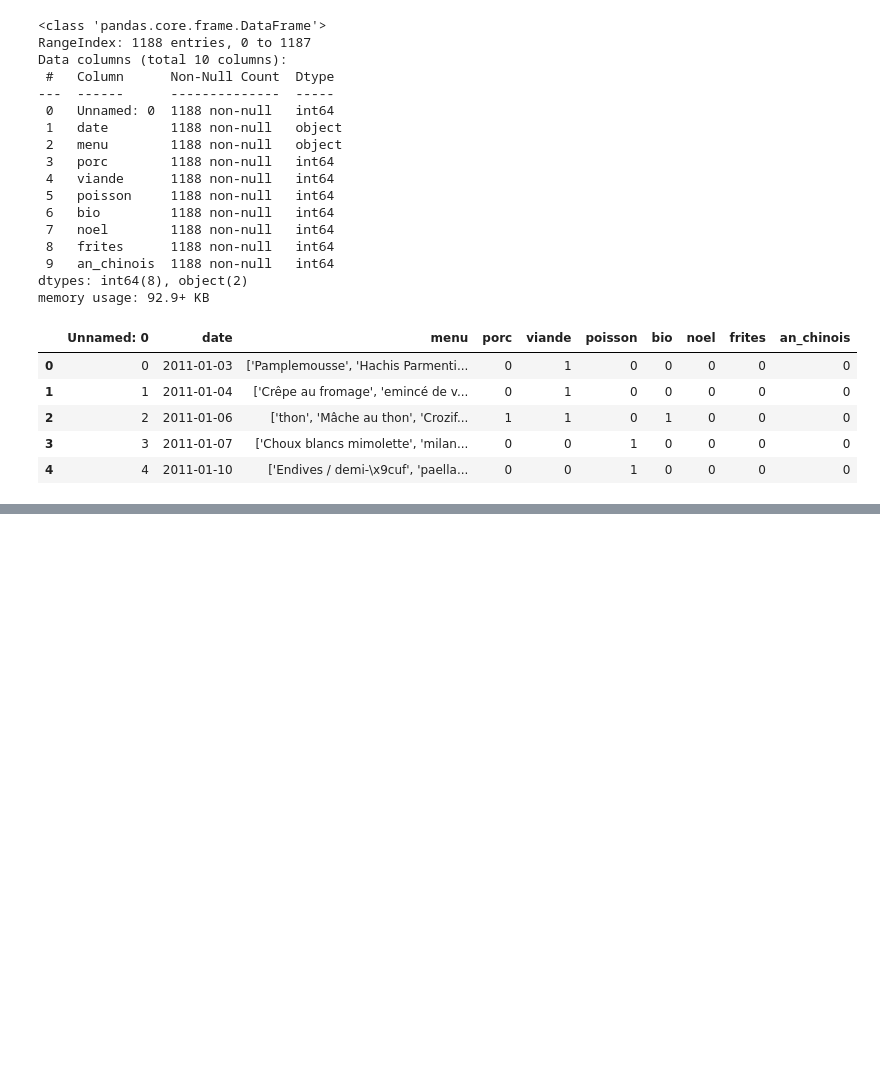
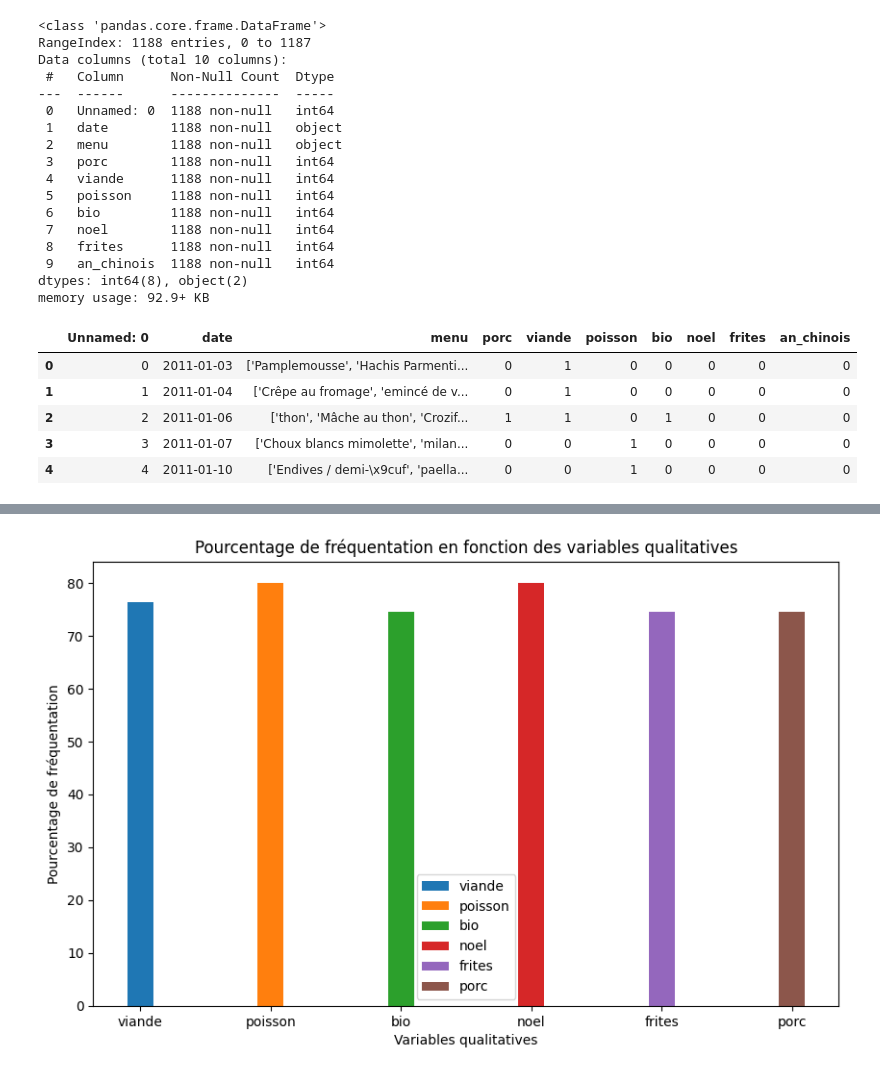
Before and after one commit to Atigou-bah/Projet-Data-Cantine, a Jupyter notebook: Projet sur la fréquentation des cantines scolaires.ipynb, the cells around one changed output, grey strips where cells are left out. Saved outputs shown, nothing was run; the diff lists cells and outputs as text; code cells hidden in the pictures; blank space fills up the shorter version.

```diff
--- a/Projet sur la fréquentation des cantines scolaires.ipynb
+++ b/Projet sur la fréquentation des cantines scolaires.ipynb
@@ -256,0 +316,2 @@ menu.head()
+# %%
+df_final = pd.merge(frequentation,menu, on='date', how= 'outer', indicator=True)
@@ -256,0 +338,4 @@ menu.head()
+# %%
+menu_r_only = df_final[df_final['_merge']=="right_only"].index
+
+df_final.drop(menu_r_only,inplace=True)
@@ -256,0 +352,2 @@ menu.head()
+# %%
+df_final=df_final.drop(['other'], axis=1)
@@ -256,0 +370,34 @@ menu.head()
+# %%
+
+
+
+
+# Calcul du pourcentage de fréquentation pour chaque combinaison de variables qualitatives
+grouped_data = df_final.groupby(['viande', 'poisson', 'bio', 'noel', 'frites', 'porc'])['%Freq'].mean().reset_index(name='pourcentage_frequence')
+
+# Création du graphe à barres
+fig, ax = plt.subplots(figsize=(10, 6))
+bar_width = 0.2
+
+# Variables qualitatives
+variables = ['viande', 'poisson', 'bio', 'noel', 'frites', 'porc']
+
+# Position des barres sur l'axe x
+x_pos = range(len(variables))
+
+# Affichage des barres pour chaque variable
+for i, variable in enumerate(variables):
+    ax.bar(x_pos[i], grouped_data['pourcentage_frequence'][grouped_data[variable] == 1], bar_width, label=variable)
+
+# Personnalisation du graphe
+ax.set_xlabel('Variables qualitatives')
+ax.set_ylabel('Pourcentage de fréquentation')
+ax.set_title('Pourcentage de fréquentation en fonction des variables qualitatives')
+ax.set_xticks(x_pos)
+ax.set_xticklabels(variables)
+ax.legend()
+
+# Affichage du graphe
+plt.show()
+# %% [output]
+[figure, added]
```
Also changed, not shown: parts of 17 cells of this notebook.
